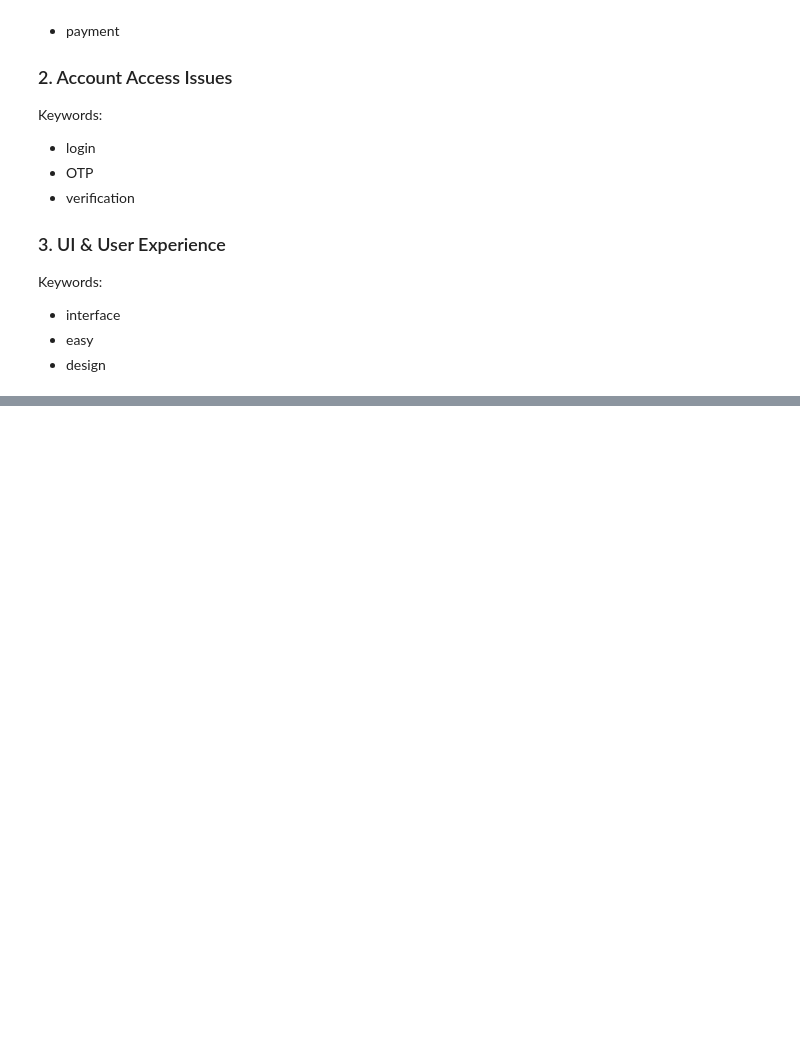
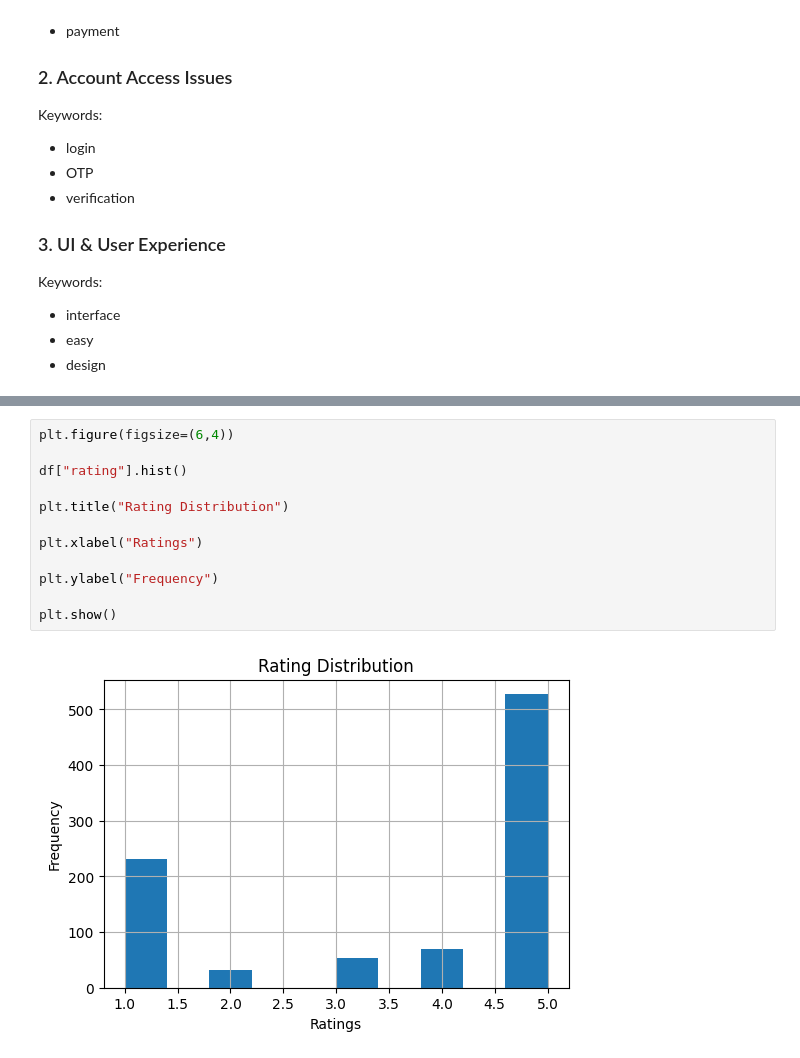
Before and after one commit to Bisrattamrat/fintech-review-analytics, a Jupyter notebook: notebooks/sentiment_analysis.ipynb, the cells around one changed output, grey strips where cells are left out. Cells and saved outputs as stored; diff of their text form; blank space fills up the shorter version.

```diff
--- a/notebooks/sentiment_analysis.ipynb
+++ b/notebooks/sentiment_analysis.ipynb
@@ -141,0 +195,14 @@ Keywords:
+# %%
+plt.figure(figsize=(6,4))
+
+df["rating"].hist()
+
+plt.title("Rating Distribution")
+
+plt.xlabel("Ratings")
+
+plt.ylabel("Frequency")
+
+plt.show()
+# %% [output]
+[figure, added]
```
Also changed, not shown: parts of 9 cells of this notebook, 3 other files.
